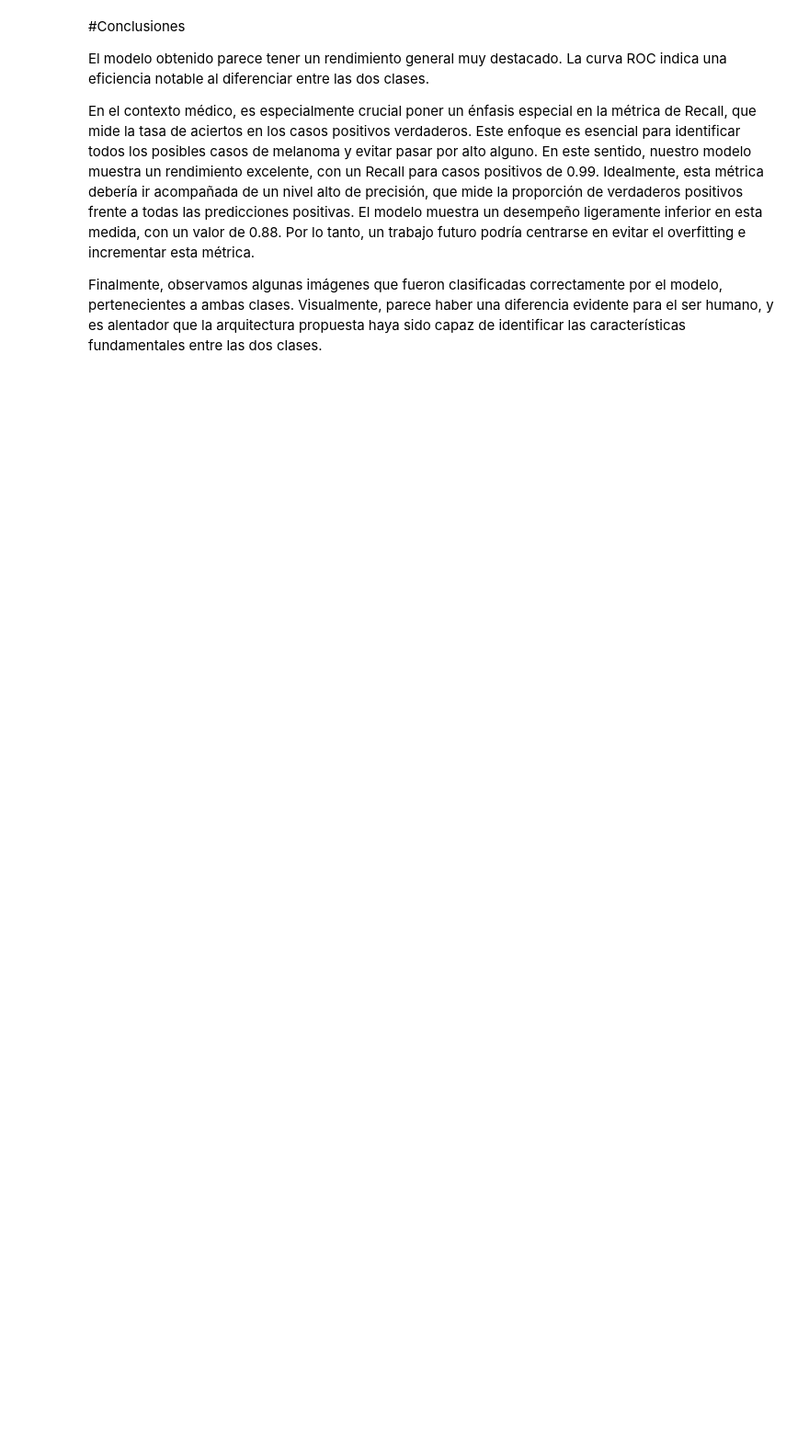
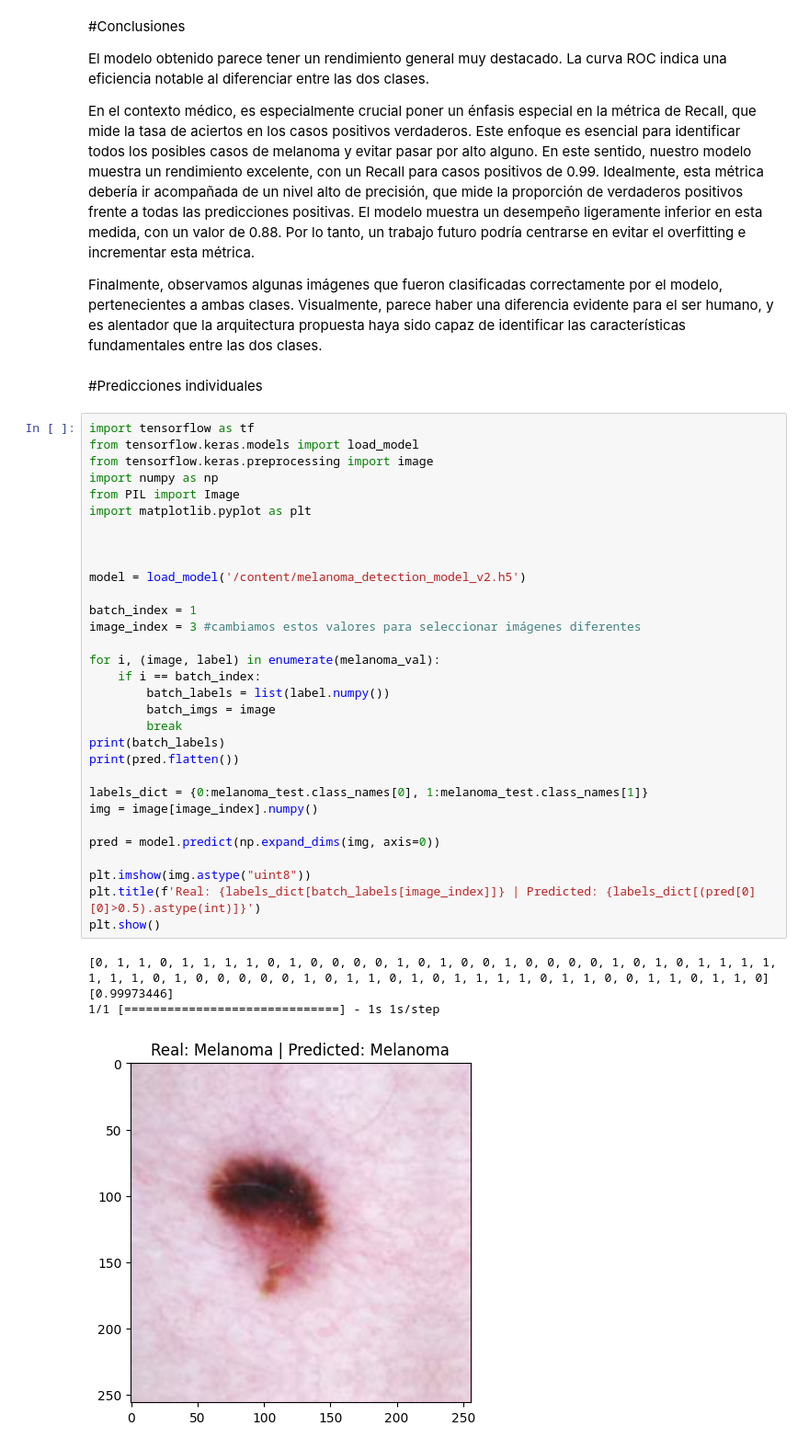
Before and after one commit to jmibarrap/M2-Portafolio_de_implementaci-n, a Jupyter notebook: a01706970_CNN_M2.ipynb, the cells around one changed output. Shown at 92% size. Cells and saved outputs as stored; diff of their text form; blank space fills up the shorter version.

```diff
--- a/a01706970_CNN_M2.ipynb
+++ b/a01706970_CNN_M2.ipynb
@@ -552,3 +552,41 @@ El modelo obtenido parece tener un rendimiento general muy destacado. La curva R
 En el contexto médico, es especialmente crucial poner un énfasis especial en la métrica de Recall, que mide la tasa de aciertos en los casos positivos verdaderos. Este enfoque es esencial para identificar todos los posibles casos de melanoma y evitar pasar por alto alguno. En este sentido, nuestro modelo muestra un rendimiento excelente, con un Recall para casos positivos de 0.99. Idealmente, esta métrica debería ir acompañada de un nivel alto de precisión, que mide la proporción de verdaderos positivos frente a todas las predicciones positivas. El modelo muestra un desempeño ligeramente inferior en esta medida, con un valor de 0.88. Por lo tanto, un trabajo futuro podría centrarse en evitar el overfitting e incrementar esta métrica.
 
 Finalmente, observamos algunas imágenes que fueron clasificadas correctamente por el modelo, pertenecientes a ambas clases. Visualmente, parece haber una diferencia evidente para el ser humano, y es alentador que la arquitectura propuesta haya sido capaz de identificar las características fundamentales entre las dos clases.
+# %% [markdown]
+#Predicciones individuales
+# %%
+import tensorflow as tf
+from tensorflow.keras.models import load_model
+from tensorflow.keras.preprocessing import image
+import numpy as np
+from PIL import Image
+import matplotlib.pyplot as plt
+
+
+
+model = load_model('/content/melanoma_detection_model_v2.h5')
+
+batch_index = 1
+image_index = 3 #cambiamos estos valores para seleccionar imágenes diferentes
+
+for i, (image, label) in enumerate(melanoma_val):
+    if i == batch_index:
+        batch_labels = list(label.numpy())
+        batch_imgs = image
+        break
+print(batch_labels)
+print(pred.flatten())
+
+labels_dict = {0:melanoma_test.class_names[0], 1:melanoma_test.class_names[1]}
+img = image[image_index].numpy()
+
+pred = model.predict(np.expand_dims(img, axis=0))
+
+plt.imshow(img.astype("uint8"))
+plt.title(f'Real: {labels_dict[batch_labels[image_index]]} | Predicted: {labels_dict[(pred[0][0]>0.5).astype(int)]}')
+plt.show()
+# %% [output]
+[0, 1, 1, 0, 1, 1, 1, 1, 0, 1, 0, 0, 0, 0, 1, 0, 1, 0, 0, 1, 0, 0, 0, 0, 1, 0, 1, 0, 1, 1, 1, 1, 1, 1, 1, 0, 1, 0, 0, 0, 0, 0, 1, 0, 1, 1, 0, 1, 0, 1, 1, 1, 1, 0, 1, 1, 0, 0, 1, 1, 0, 1, 1, 0]
+[0.99973446]
+1/1 [==============================] - 1s 1s/step
+[figure, added]
```
